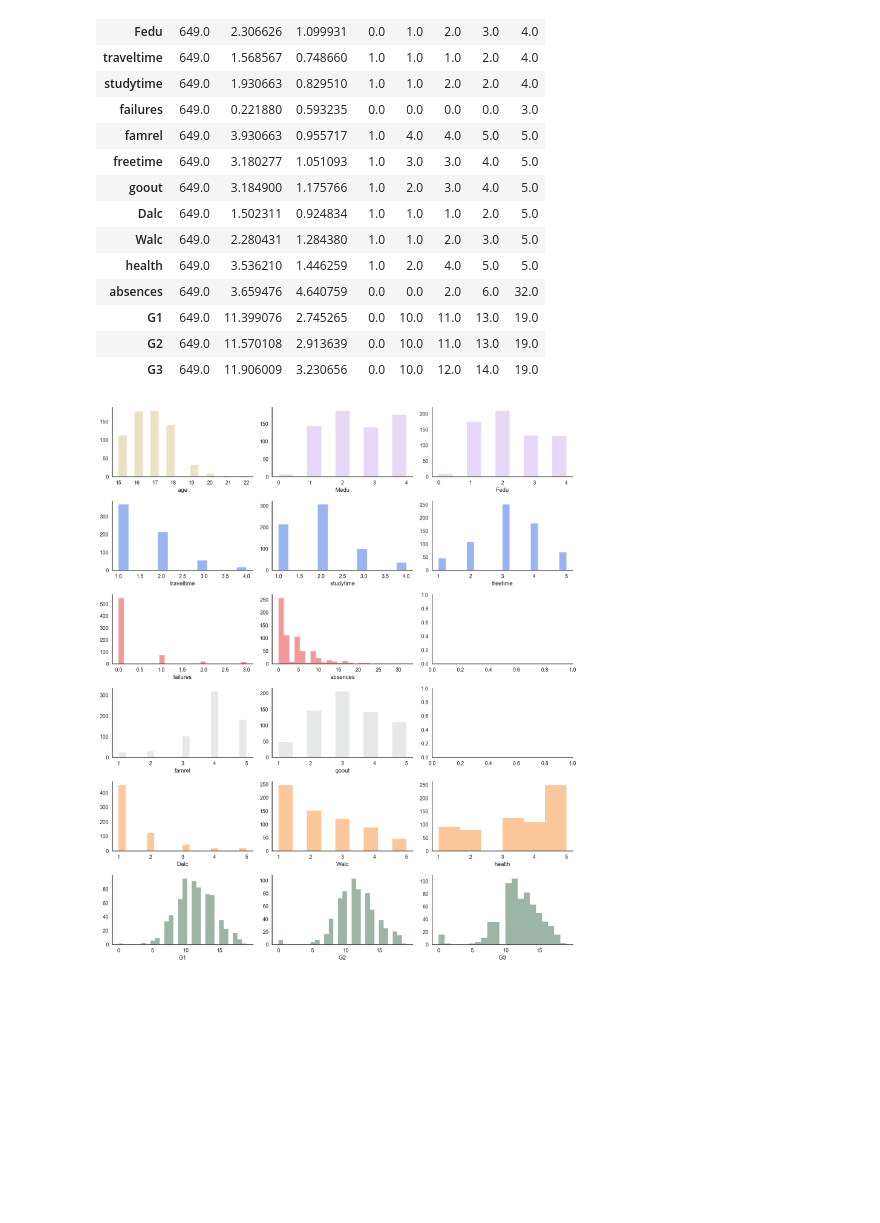
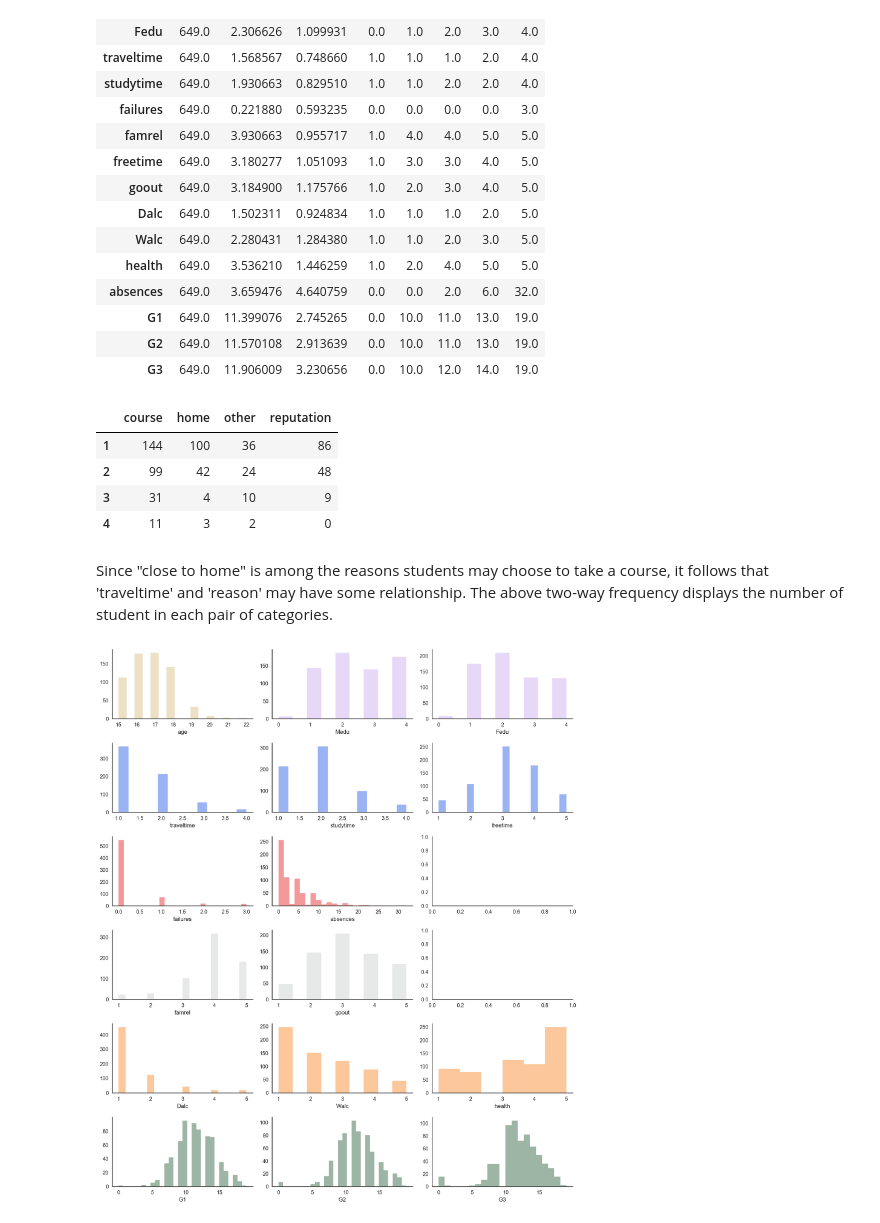
Before and after one commit to berkeley-stat159-f17/project-3-p2-ka-jo-ta, a Jupyter notebook: data_exploration.ipynb, the cells around one changed output. Cells and saved outputs as stored; diff of their text form; code cells hidden in the pictures; blank space fills up the shorter version.

```diff
--- a/data_exploration.ipynb
+++ b/data_exploration.ipynb
@@ -113,6 +116,17 @@ student_perf.describe().T
 | G1 | 649.0 | 11.399076 | 2.745265 | 0.0 | 10.0 | 11.0 | 13.0 | 19.0 |
 | G2 | 649.0 | 11.570108 | 2.913639 | 0.0 | 10.0 | 11.0 | 13.0 | 19.0 |
 | G3 | 649.0 | 11.906009 | 3.230656 | 0.0 | 10.0 | 12.0 | 14.0 | 19.0 |
+# %%
+# Two-way frequency table of traveltime to reason
+two_way(student_perf, 'traveltime', 'reason')
+# %% [output]
+|  | course | home | other | reputation |
+| 1 | 144 | 100 | 36 | 86 |
+| 2 | 99 | 42 | 24 | 48 |
+| 3 | 31 | 4 | 10 | 9 |
+| 4 | 11 | 3 | 2 | 0 |
+# %% [markdown]
+Since "close to home" is among the reasons students may choose to take a course, it follows that 'traveltime' and 'reason' may have some relationship. The above two-way frequency displays the number of student in each pair of categories.
 # %%
 # Plotting histogram of quantitative variables
 # Similar variables grouped by color (e.g.: mother's and father's education)
```
Also changed, not shown: parts of 1 cell of this notebook, 2 other files.
